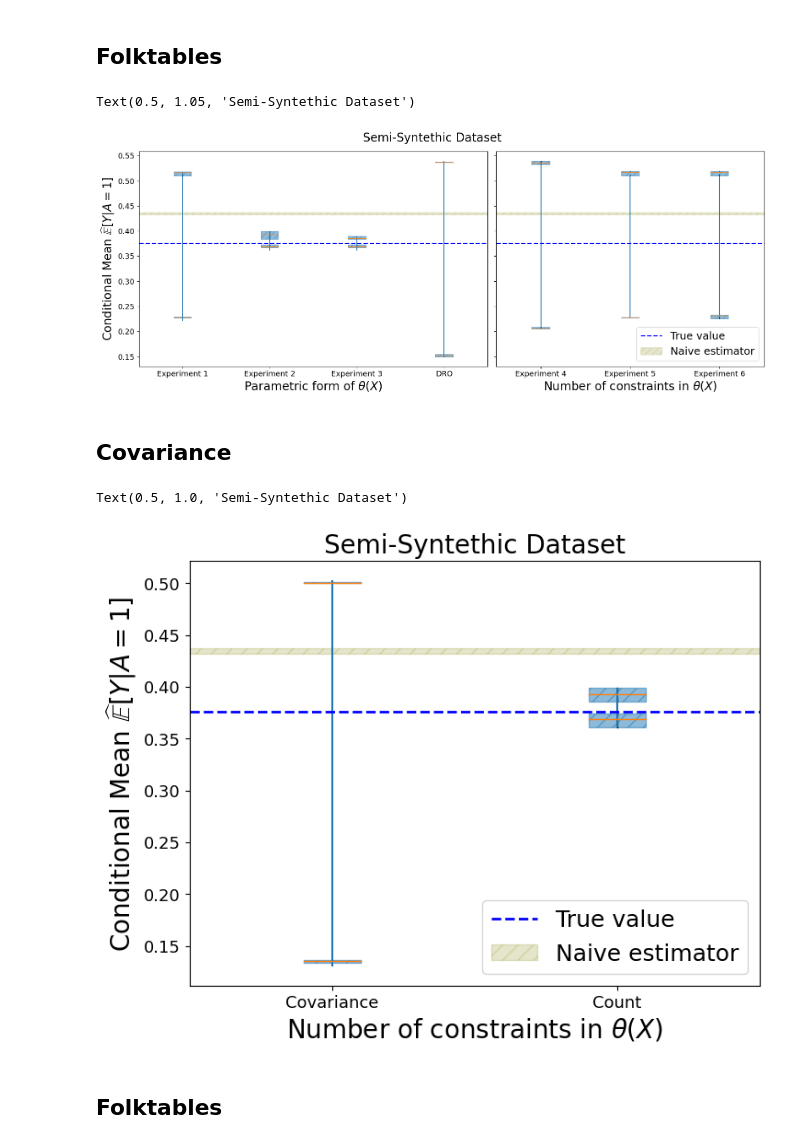
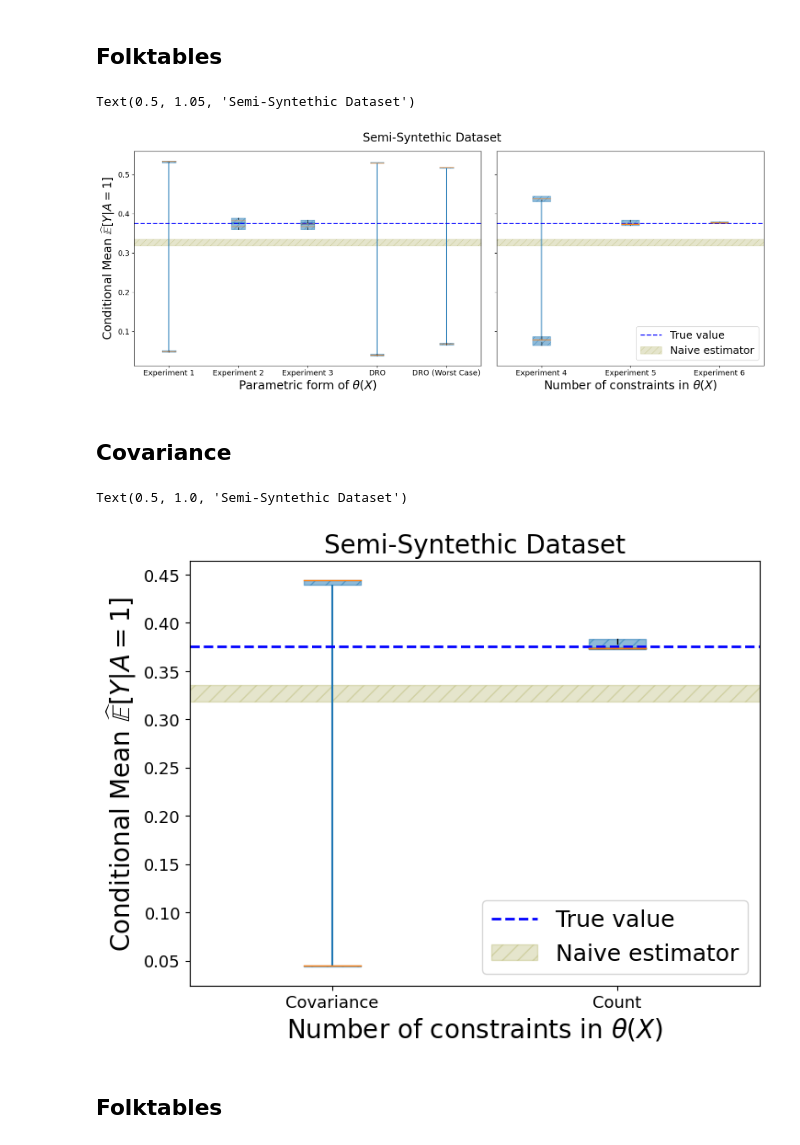
Before and after one commit to secg5/inference_contrained_distribution_shift, a Jupyter notebook: plotting/paper_plots.ipynb, the cells around one changed output. Saved outputs shown, nothing was run; the diff lists cells and outputs as text; code cells hidden in the pictures.

Commit message:
Generate updated plots for folktables

```diff
--- a/plotting/paper_plots.ipynb
+++ b/plotting/paper_plots.ipynb
@@ -40,37 +40,37 @@ Text(0.5, 1.05, 'Simulated Dataset')
 # %%
 fig, ax = plt.subplots(ncols=2, figsize=(16, 6), sharey=True, width_ratios=[1.3, 1])
 
 utils.generate_theta_plots_1_2_3(
-    base_path="../experiment_artifacts/", timestamp="Sep25-1000", ax=ax[0]
+    base_path="../experiment_artifacts/", timestamp="Sep28-2117", ax=ax[0]
 )
 
 utils.generate_theta_plots_4_5_6(
     base_path="../experiment_artifacts/",
-    timestamp="Sep24-2010",
+    timestamp="Sep28-2153",
     ax=ax[1],
 )
 
 # Add a legend
 ax[1].legend(loc="lower right", fontsize=18)
 
 fig.tight_layout()
 fig.suptitle("Semi-Syntethic Dataset", fontsize=20, y=1.05)
 # %% [output]
 Text(0.5, 1.05, 'Semi-Syntethic Dataset')
-[figure, old version]
+[figure, new version]
 # %% [markdown]
 ## Covariance
 # %%
 fig, ax = plt.subplots(figsize=(8, 6))
 
 utils.generate_cov_plots(
-    base_path="../experiment_artifacts/", timestamp="Sep24-1905", ax=ax
+    base_path="../experiment_artifacts/", timestamp="Sep28-2026", ax=ax
 )
 
 ax.set_title("Semi-Syntethic Dataset", fontsize=20)
 # %% [output]
 Text(0.5, 1.0, 'Semi-Syntethic Dataset')
-[figure, old version]
+[figure, new version]
 # %% [markdown]
 ## Folktables
 # %%
```
